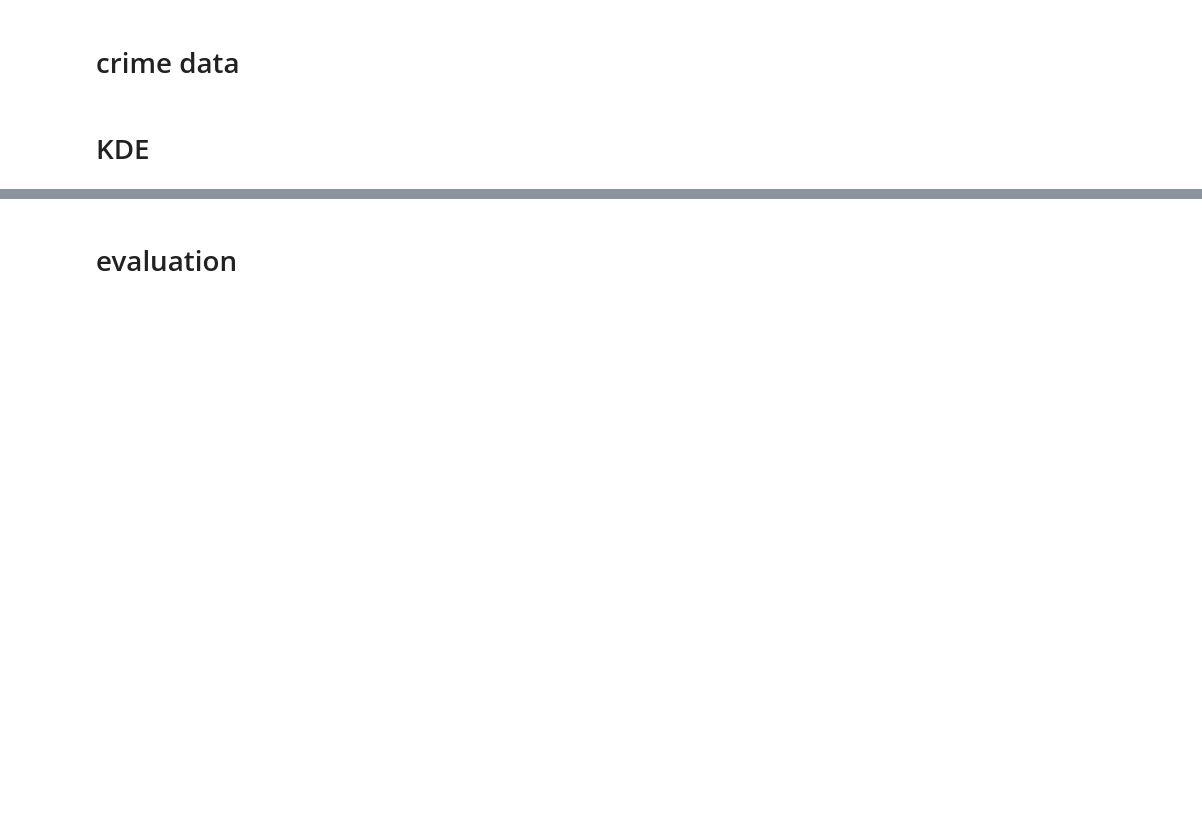
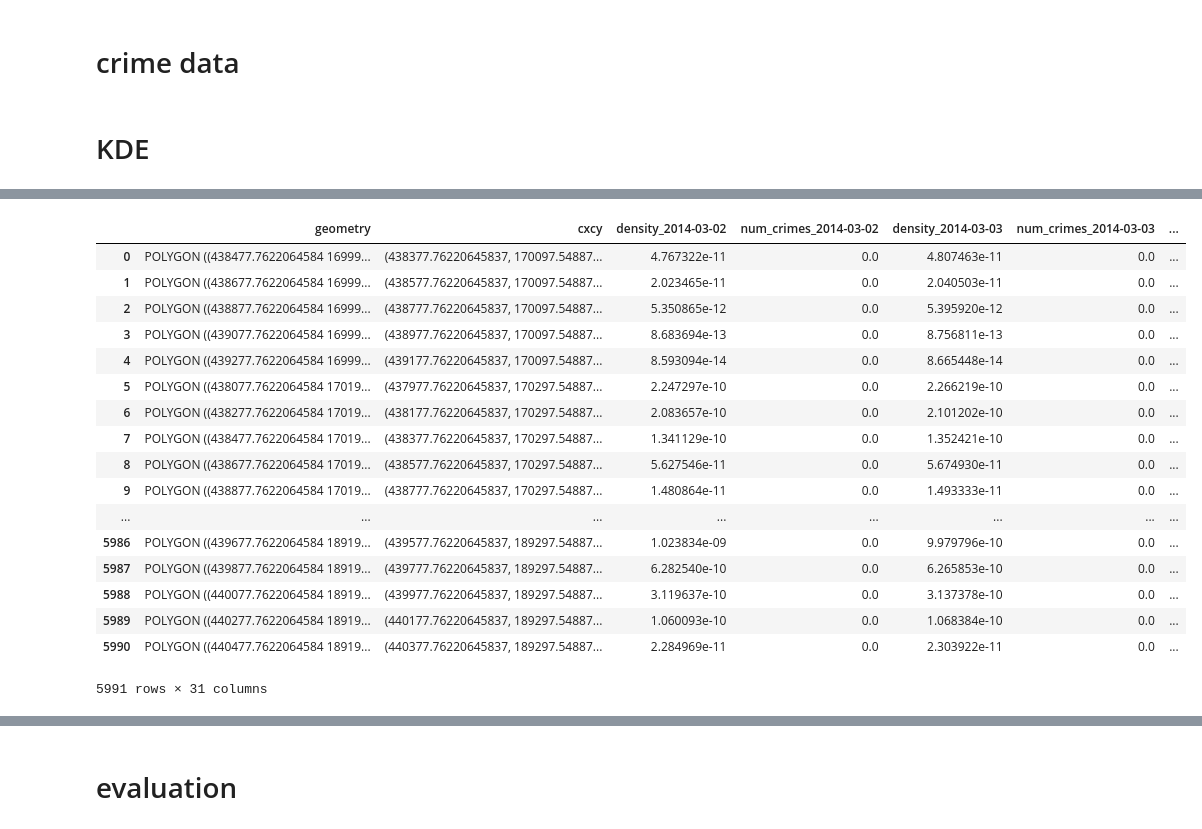
Before and after one commit to JHWu92/public-safety-baltimore, a Jupyter notebook: kde-on-crime.ipynb, the cells around one changed output, grey strips where cells are left out. Drawn from its saved outputs; the diff is of its cells as text; code cells hidden in the pictures; blank space fills up the shorter version.

```diff
--- a/kde-on-crime.ipynb
+++ b/kde-on-crime.ipynb
@@ -56,5 +60,6 @@ grids.plot()
 # %%
-grids.crs= cityline.crs
+while grids.crs is None:
+    grids.crs= cityline.crs
 # %% [markdown]
 # crime data
 # %%
@@ -140,0 +166,21 @@ grids_with_result, test_dates = kde_rolling(crimes.loc[dates[:70]], grids.copy()
+# %%
+grids
+# %% [output]
+|  | geometry | cxcy | density_2014-03-02 | num_crimes_2014-03-02 | density_2014-03-03 | num_crimes_2014-03-03 | ... |
+| 0 | POLYGON ((438477.7622064584 16999... | (438377.76220645837, 170097.54887... | 4.767322e-11 | 0.0 | 4.807463e-11 | 0.0 | ... |
+| 1 | POLYGON ((438677.7622064584 16999... | (438577.76220645837, 170097.54887... | 2.023465e-11 | 0.0 | 2.040503e-11 | 0.0 | ... |
+| 2 | POLYGON ((438877.7622064584 16999... | (438777.76220645837, 170097.54887... | 5.350865e-12 | 0.0 | 5.395920e-12 | 0.0 | ... |
+| 3 | POLYGON ((439077.7622064584 16999... | (438977.76220645837, 170097.54887... | 8.683694e-13 | 0.0 | 8.756811e-13 | 0.0 | ... |
+| 4 | POLYGON ((439277.7622064584 16999... | (439177.76220645837, 170097.54887... | 8.593094e-14 | 0.0 | 8.665448e-14 | 0.0 | ... |
+| 5 | POLYGON ((438077.7622064584 17019... | (437977.76220645837, 170297.54887... | 2.247297e-10 | 0.0 | 2.266219e-10 | 0.0 | ... |
+| 6 | POLYGON ((438277.7622064584 17019... | (438177.76220645837, 170297.54887... | 2.083657e-10 | 0.0 | 2.101202e-10 | 0.0 | ... |
+| 7 | POLYGON ((438477.7622064584 17019... | (438377.76220645837, 170297.54887... | 1.341129e-10 | 0.0 | 1.352421e-10 | 0.0 | ... |
+| 8 | POLYGON ((438677.7622064584 17019... | (438577.76220645837, 170297.54887... | 5.627546e-11 | 0.0 | 5.674930e-11 | 0.0 | ... |
+| 9 | POLYGON ((438877.7622064584 17019... | (438777.76220645837, 170297.54887... | 1.480864e-11 | 0.0 | 1.493333e-11 | 0.0 | ... |
+| ... | ... | ... | ... | ... | ... | ... | ... |
+| 5986 | POLYGON ((439677.7622064584 18919... | (439577.76220645837, 189297.54887... | 1.023834e-09 | 0.0 | 9.979796e-10 | 0.0 | ... |
+| 5987 | POLYGON ((439877.7622064584 18919... | (439777.76220645837, 189297.54887... | 6.282540e-10 | 0.0 | 6.265853e-10 | 0.0 | ... |
+| 5988 | POLYGON ((440077.7622064584 18919... | (439977.76220645837, 189297.54887... | 3.119637e-10 | 0.0 | 3.137378e-10 | 0.0 | ... |
+| 5989 | POLYGON ((440277.7622064584 18919... | (440177.76220645837, 189297.54887... | 1.060093e-10 | 0.0 | 1.068384e-10 | 0.0 | ... |
+| 5990 | POLYGON ((440477.7622064584 18919... | (440377.76220645837, 189297.54887... | 2.284969e-11 | 0.0 | 2.303922e-11 | 0.0 | ... |
+5991 rows × 31 columns
```
Also changed, not shown: parts of 18 cells of this notebook.
